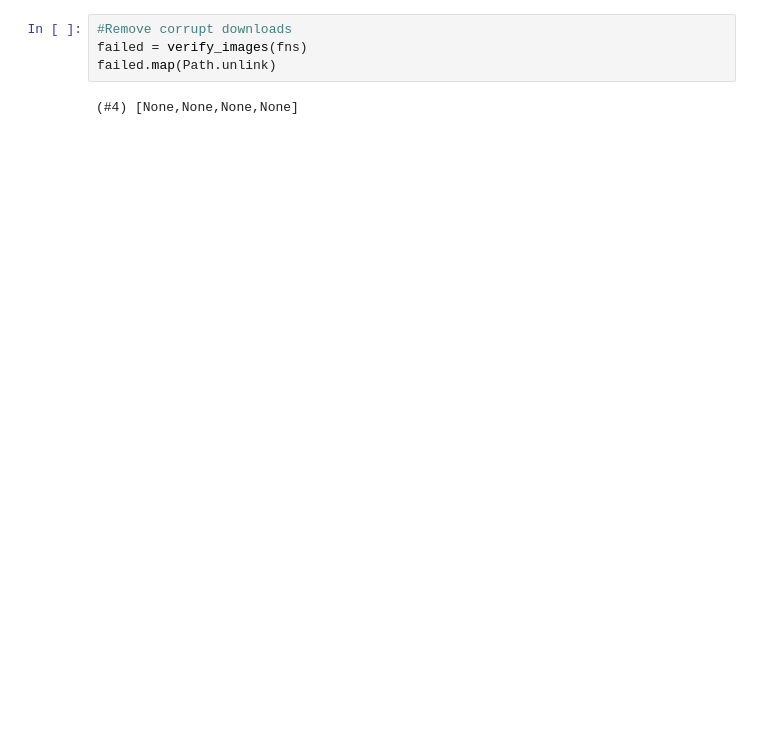
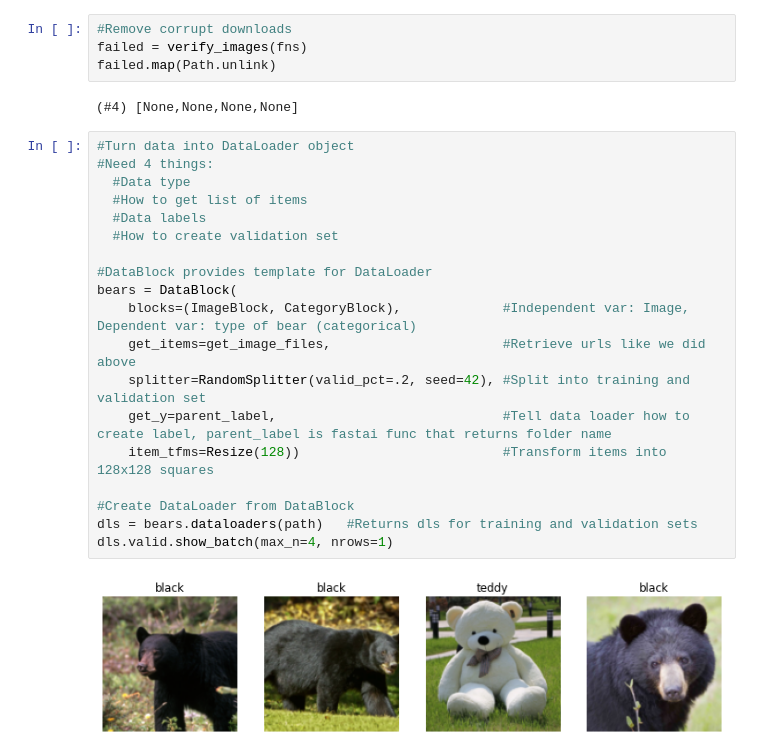
Before and after one commit to steimel60/ML, a Jupyter notebook: DeepLearning/BearClassifier.ipynb, the cells around one changed output. Cells and saved outputs as stored; diff of their text form; blank space fills up the shorter version.

Commit message:
Build fastai DataLoaders and use these to create, analyze, and export a cnn model

```diff
--- a/DeepLearning/BearClassifier.ipynb
+++ b/DeepLearning/BearClassifier.ipynb
@@ -48,3 +48,24 @@ failed = verify_images(fns)
 failed.map(Path.unlink)
 # %% [output]
 (#4) [None,None,None,None]
+# %%
+#Turn data into DataLoader object
+#Need 4 things:
+  #Data type
+  #How to get list of items
+  #Data labels
+  #How to create validation set
+
+#DataBlock provides template for DataLoader
+bears = DataBlock(
+    blocks=(ImageBlock, CategoryBlock),             #Independent var: Image, Dependent var: type of bear (categorical)
+    get_items=get_image_files,                      #Retrieve urls like we did above
+    splitter=RandomSplitter(valid_pct=.2, seed=42), #Split into training and validation set
+    get_y=parent_label,                             #Tell data loader how to create label, parent_label is fastai func that returns folder name
+    item_tfms=Resize(128))                          #Transform items into 128x128 squares
+
+#Create DataLoader from DataBlock
+dls = bears.dataloaders(path)   #Returns dls for training and validation sets
+dls.valid.show_batch(max_n=4, nrows=1)
+# %% [output]
+[figure, added]
```
Also changed, not shown: parts of 14 cells of this notebook.
